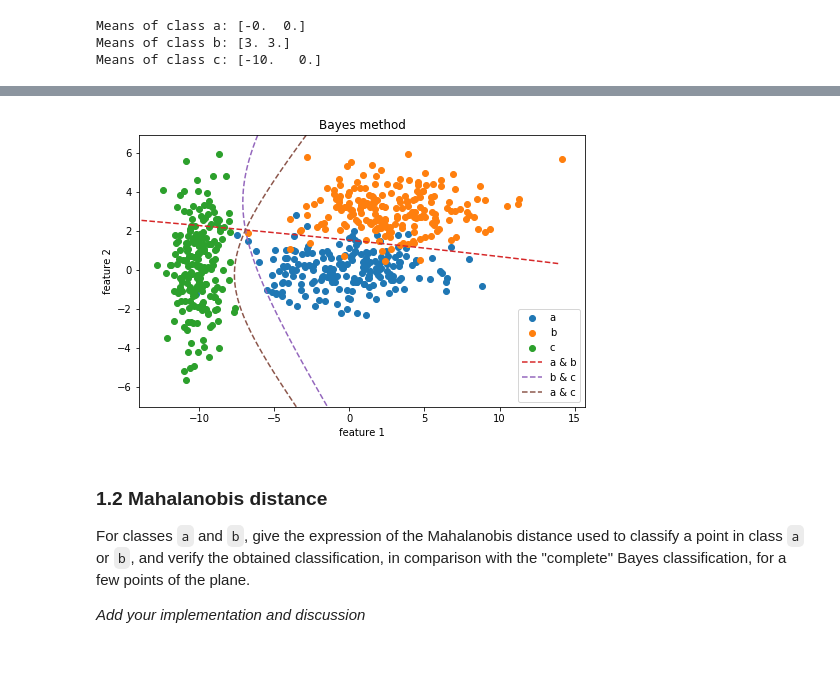
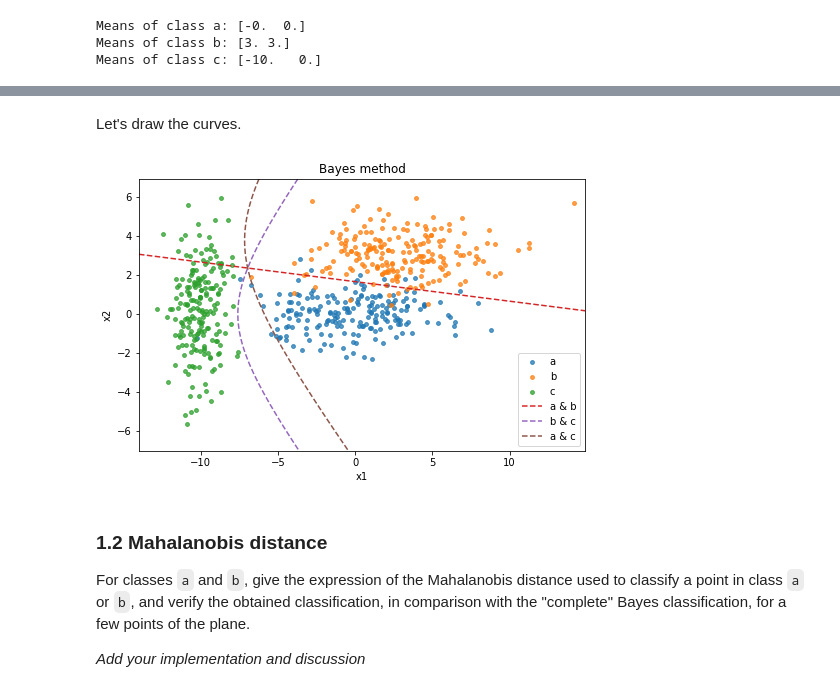
Before and after one commit to yehchunhung/iapr-2020, a Jupyter notebook: labs/lab_03_classification_kuan.ipynb, the cells around one changed output, grey strips where cells are left out. Cells and saved outputs as stored; diff of their text form; code cells hidden in the pictures; blank space fills up the shorter version.

```diff
--- a/labs/lab_03_classification_kuan.ipynb
+++ b/labs/lab_03_classification_kuan.ipynb
@@ -61,10 +61,11 @@ import numpy as np
 all_data = [a, b, c]
 plt.figure(figsize=(8, 5))
 for data in all_data:
-    plt.scatter(data[:, 0], data[:, 1])
+    plt.scatter(data[:, 0], data[:, 1], s=15, alpha=0.75)
+axis_lim = plt.axis()
 plt.title('Scatter plot for all data')
-plt.xlabel('feature 1')
-plt.ylabel('feature 2')
+plt.xlabel('x1')
+plt.ylabel('x2')
 plt.legend(['a', 'b', 'c'], loc='lower right')
 plt.show()
 # %% [output]
@@ -137,34 +153,40 @@ def decision_curve(x, mean_a, mean_b, cov_a, cov_b):
+# %% [markdown]
+Let's draw the curves.
 # %%
 # plot all data and separation curves
 plot_handles = []
 plt.figure(figsize=(8, 5))
 for idx, data in enumerate(all_data):
-    tmp = plt.scatter(data[:, 0], data[:, 1], label=class_names[idx])
+    tmp = plt.scatter(data[:, 0], data[:, 1], label=class_names[idx], s=15, alpha=0.75)
     plot_handles.append(tmp)
 
-# use meshgrid to create points which will later be fed to decision_curve function
-X, Y = np.meshgrid(np.arange(-14, 14, 0.1), np.arange(-7, 7, 0.1))
-pairs = [(0, 1), (1, 2), (0, 2)]
-colors = ['C3', 'C4', 'C5']
-for idx, p in enumerate(pairs):
-    # empty matrix which will saves the output of decision_curve function
-    cvs = np.zeros_like(X)
-    for i in range(X.shape[0]):
-        for j in range(X.shape[1]):
-            point = np.array([X[i, j], Y[i, j]])
-            cv = decision_curve(point, means[p[0]], means[p[1]], covs[p[0]], covs[p[1]])
-            cvs[i, j] = cv
-    # use plt.contour to plot the desicion curve (g_a - g_b = 0)
-    tmp = plt.contour(X, Y, cvs, 0, linestyles='dashed', colors=colors[idx])
+# use meshgrid to create points which will later be fed to the curve function
+X1, X2 = np.meshgrid(np.arange(-14, 15, 0.1), np.arange(-7, 7, 0.1))
+params = [
+    (0, 2, 0, 20, -33),
+    (0.9, 20, -0.8, 0, 100),
+    (0.9, 20.6, -0.8, 6, 90.1)
+]
+dc_value = lambda p: p[0] * X1 ** 2 + p[1] * X1 + p[2] * X2 ** 2 + p[3] * X2 + p[4]
+
+# calculate decision curve value and plot them
+ab_dc_value = dc_value(params[0])
+bc_dc_value = dc_value(params[1])
+ac_dc_value = dc_value(params[2])
+dc_values = [ab_dc_value, bc_dc_value, ac_dc_value]
+curve_colors = ['C3', 'C4', 'C5']
+
+for i in range(3):
+    tmp = plt.contour(X1, X2, dc_values[i], 0, linestyles='dashed', colors=curve_colors[i])
     plot_handles.append(tmp.collections[0])
 
 plt.title('Bayes method')
-plt.xlabel('feature 1')
-plt.ylabel('feature 2')
+plt.xlabel('x1')
+plt.ylabel('x2')
 plt.legend(plot_handles, ['a', 'b', 'c', 'a & b', 'b & c', 'a & c'], loc='lower right')
 plt.show()
 # %% [output]
-[figure, old version]
+[figure, new version]
 # %% [markdown]
 ### 1.2 Mahalanobis distance
 For classes `a` and `b`, give the expression of the Mahalanobis distance used to classify a point in class `a` or `b`, and verify the obtained classification, in comparison with the "complete" Bayes classification, for a few points of the plane.
```
Also changed, not shown: parts of 30 cells of this notebook.
